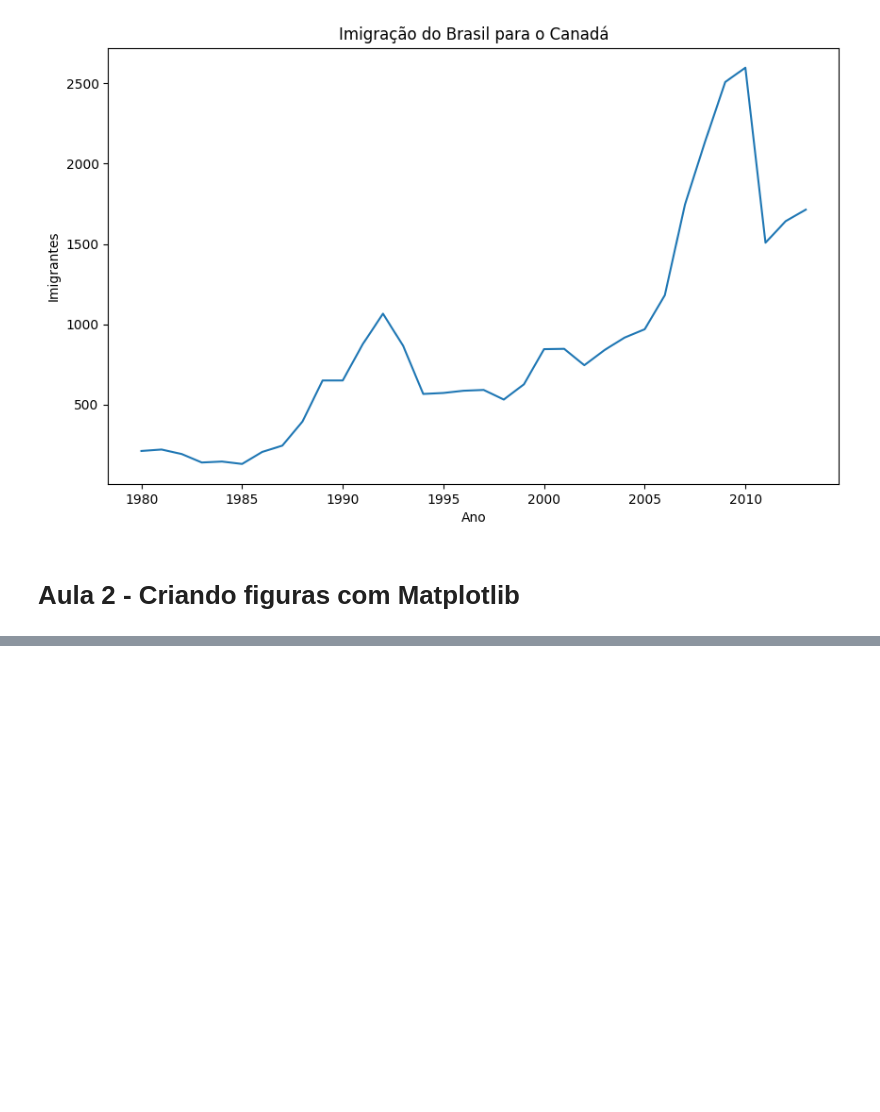
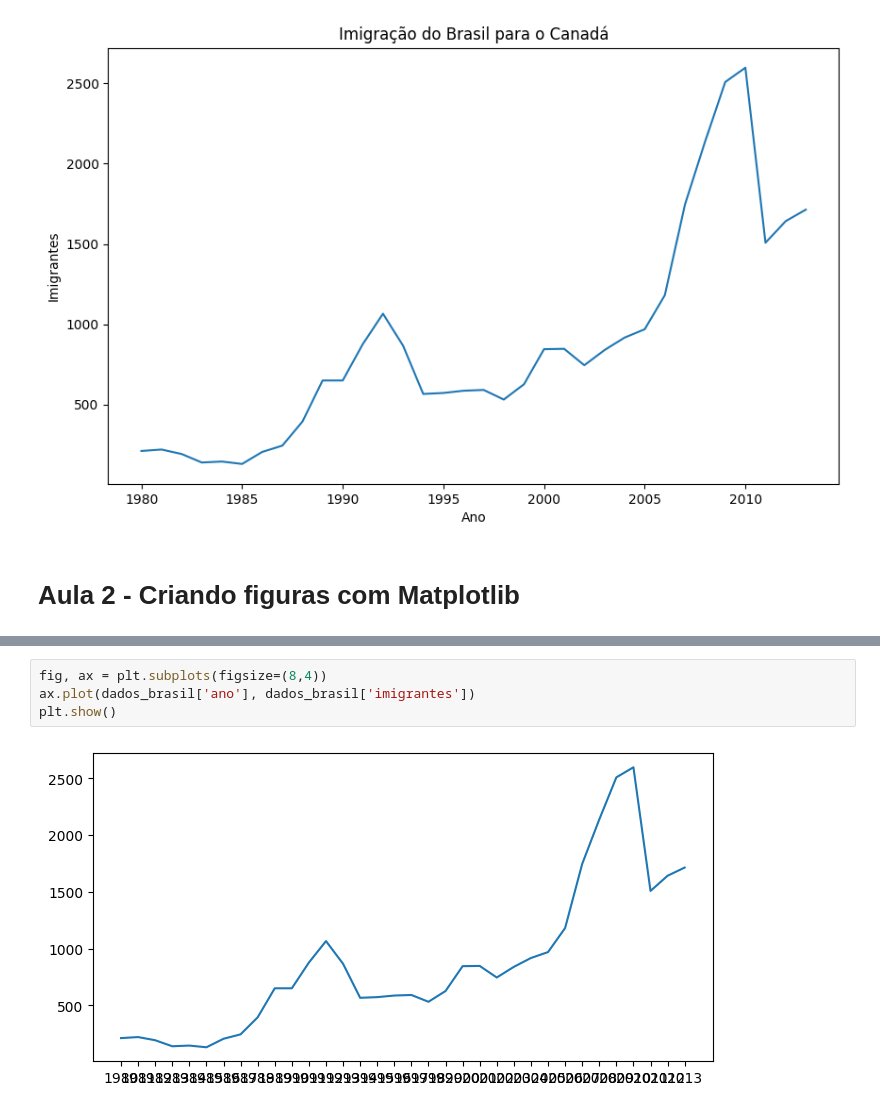
Before and after one commit to brunorm86/visualizacao_dados_python, a Jupyter notebook: project.ipynb, the cells around one changed output, grey strips where cells are left out. Cells and saved outputs as stored; diff of their text form; blank space fills up the shorter version.

```diff
--- a/project.ipynb
+++ b/project.ipynb
@@ -183,0 +196,6 @@ plt.show() #para nao aparecer o texto acima do gráfico
+# %%
+fig, ax = plt.subplots(figsize=(8,4))
+ax.plot(dados_brasil['ano'], dados_brasil['imigrantes'])
+plt.show()
+# %% [output]
+[figure, added]
```
Also changed, not shown: parts of 7 cells of this notebook.
